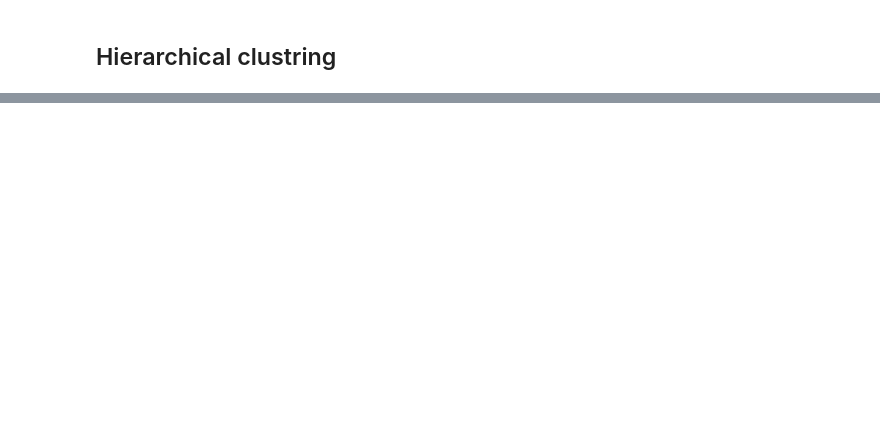
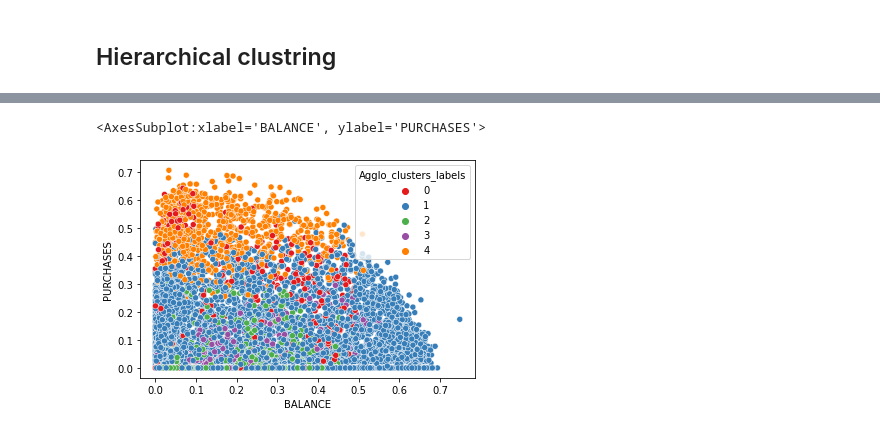
Before and after one commit to yacinedjebbari/Gomycode_Jupiter, a Jupyter notebook: Check Point 8 K_means/Check_Point_8.ipynb, the cells around one changed output, grey strips where cells are left out. Saved outputs shown, nothing was run; the diff lists cells and outputs as text; code cells hidden in the pictures; blank space fills up the shorter version.

```diff
--- a/Check Point 8 K_means/Check_Point_8.ipynb
+++ b/Check Point 8 K_means/Check_Point_8.ipynb
@@ -111,0 +125,9 @@ sns.scatterplot(data_p['BALANCE'],data_p['PURCHASES'],hue=data_p['Agglo_clusters
+# %%
+model= AgglomerativeClustering(n_clusters=5, affinity='euclidean',linkage='complete')
+clust_labels=model.fit_predict(data_scaled)
+data_scaled['Agglo_clusters_labels'] = clust_labels
+sns.set_palette('Set2')
+sns.scatterplot(data_scaled['BALANCE'],data_scaled['PURCHASES'],hue=data_scaled['Agglo_clusters_labels'],palette='Set1')
+# %% [output]
+<AxesSubplot:xlabel='BALANCE', ylabel='PURCHASES'>
+[figure, added]
```
Also changed, not shown: parts of 6 cells of this notebook.
